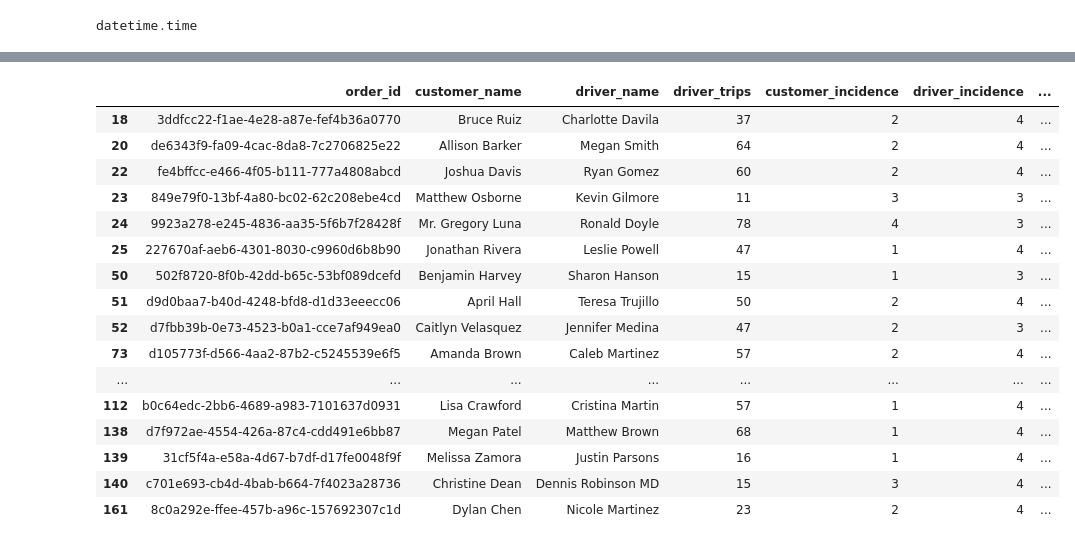
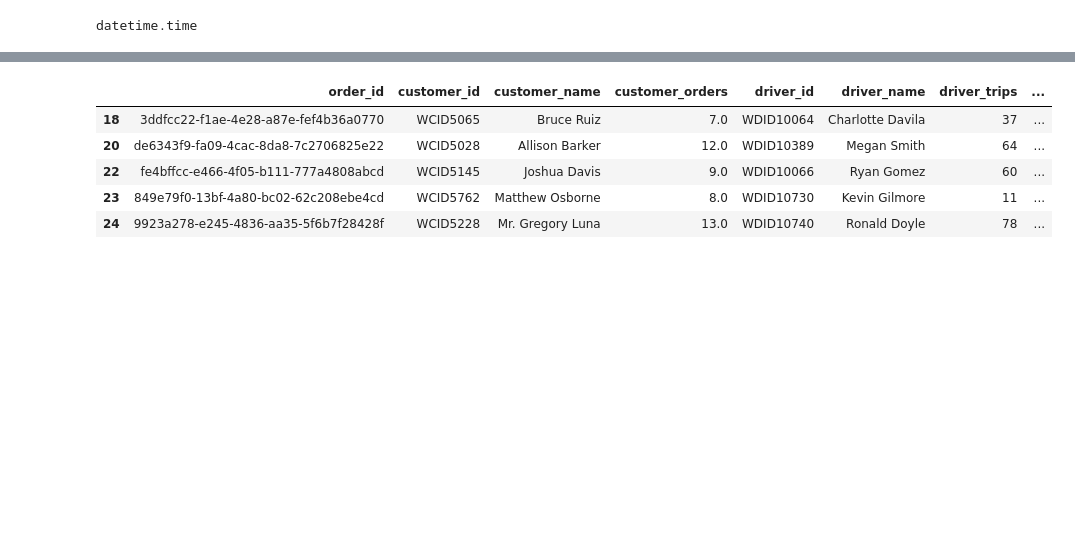
Before and after one commit to Edcysne/Walmart-Project, a Jupyter notebook: first_data_analysis.ipynb, the cells around one changed output, grey strips where cells are left out. Cells and saved outputs as stored; diff of their text form; code cells hidden in the pictures; blank space fills up the shorter version.

```diff
--- a/first_data_analysis.ipynb
+++ b/first_data_analysis.ipynb
@@ -99,3 +87,9 @@ df.head()
 | 2 | 2023-02-12 | 1c052a51-448f-4859-a739-7066ac41b8e8 | 442.30 | Apopka | 19 | 0 | 17:14:01 | WCID5040 | ... |
 | 3 | 2023-02-12 | ca4bb404-bb71-40ee-925d-b816c97f4a9c | 277.32 | Clermont | 13 | 0 | 03:52:42 | WCID5867 | ... |
 | 4 | 2023-02-12 | 9cc29314-15ad-4259-9547-7b70177ed6de | 462.46 | Clermont | 15 | 0 | 14:01:55 | WCID6045 | ... |
+# %%
+# Total orders per client
+df_nodup = df.drop_duplicates()
+total_orders = df_nodup.groupby('customer_id')['order_id'].count()
+df['customer_orders'] = df_nodup['customer_id'].map(total_orders)
+df.head()
@@ -116,70 +114,27 @@ df_lost.describe()
 # %%
-# Create a new small database
-df_lost_cost_driv = df_lost[['order_id', 'customer_name', 'driver_name', 'driver_trips']]
+# Create a new smaller database
+df_lost_cost_driv = df_lost[['order_id', 'customer_id', 'customer_name', 'customer_orders', 'driver_id', 'driver_name', 'driver_trips']]
 
 # Remove duplicates
 df_lost_cost_driv = df_lost_cost_driv.drop_duplicates()
 
 # Create variables
 suspect_customers = df_lost_cost_driv['customer_name'].value_counts()
 suspect_drivers = df_lost_cost_driv['driver_name'].value_counts()
 
+# New 2 columns based on previous variables
 df_lost_cost_driv['customer_incidence'] = df_lost_cost_driv['customer_name'].map(suspect_customers)
 df_lost_cost_driv['driver_incidence'] = df_lost_cost_driv['driver_name'].map(suspect_drivers)
 
-# Chances of being a fraudlent customer
-# 1 <= incidence < 2 -> low
-# 2 <= incidence < 3 -> Medium
-# 3 <= incidence < 5 -> High
-# 5 <= incidence -> Very High
+# % of lost orders
+df_lost_cost_driv['lost_incidence_driver'] = round(df_lost_cost_driv['driver_incidence'] / df_lost_cost_driv['driver_trips'], 3)
+df_lost_cost_driv['lost_incidence_customer'] = round(df_lost_cost_driv['customer_incidence'] / df_lost_cost_driv['customer_orders'], 3)
 
-# Chances of being a fraudlent driver
-# fraud_driver% = df_lost_cost_driv['driver_incidence'] / df_lost_cost_driv['driver_trips']
-# 0.00 <= incidence < 0.1 -> low
-# 0.1 <= incidence < 0.15 -> Medium
-# 0.15 <= incidence < 0.25 -> High
-# 0.25 <= incidence -> Very High
-
-def customer_fraud_rating(x):
-    if x >= 1 and x < 2:
-        return 'Low'
-    elif x >= 2 and x < 3:
-        return 'Medium'
-    elif x >=3 and x < 5:
-        return 'High'
-    else:
-       return 'Very High'
-
-df_lost_cost_driv['perc_lost_products'] = round(df_lost_cost_driv['driver_incidence'] / df_lost_cost_driv['driver_trips'], 3)
-
-def driver_fraud_rating(x):
-    if x >= 0.0 and x < 0.1:
-        return 'Low'
-    elif x >= 0.1 and x < 0.15:
-        return 'Medium'
-    elif x >=0.15 and x < 0.2:
-        return 'High'
-    else:
-       return 'Very High'
-
-df_lost_cost_driv['customer_fraud_rating'] = df_lost_cost_driv['customer_incidence'].apply(customer_fraud_rating)
-df_lost_cost_driv['driver_fraud_rating'] = df_lost_cost_driv['perc_lost_products'].apply(driver_fraud_rating)
-df_lost_cost_driv.head(25)
+df_lost_cost_driv.head(5)
 # %% [output]
-|  | order_id | customer_name | driver_name | driver_trips | customer_incidence | driver_incidence | ... |
-| 18 | 3ddfcc22-f1ae-4e28-a87e-fef4b36a0770 | Bruce Ruiz | Charlotte Davila | 37 | 2 | 4 | ... |
-| 20 | de6343f9-fa09-4cac-8da8-7c2706825e22 | Allison Barker | Megan Smith | 64 | 2 | 4 | ... |
-| 22 | fe4bffcc-e466-4f05-b111-777a4808abcd | Joshua Davis | Ryan Gomez | 60 | 2 | 4 | ... |
-| 23 | 849e79f0-13bf-4a80-bc02-62c208ebe4cd | Matthew Osborne | Kevin Gilmore | 11 | 3 | 3 | ... |
-| 24 | 9923a278-e245-4836-aa35-5f6b7f28428f | Mr. Gregory Luna | Ronald Doyle | 78 | 4 | 3 | ... |
-| 25 | 227670af-aeb6-4301-8030-c9960d6b8b90 | Jonathan Rivera | Leslie Powell | 47 | 1 | 4 | ... |
-| 50 | 502f8720-8f0b-42dd-b65c-53bf089dcefd | Benjamin Harvey | Sharon Hanson | 15 | 1 | 3 | ... |
-| 51 | d9d0baa7-b40d-4248-bfd8-d1d33eeecc06 | April Hall | Teresa Trujillo | 50 | 2 | 4 | ... |
-| 52 | d7fbb39b-0e73-4523-b0a1-cce7af949ea0 | Caitlyn Velasquez | Jennifer Medina | 47 | 2 | 3 | ... |
-| 73 | d105773f-d566-4aa2-87b2-c5245539e6f5 | Amanda Brown | Caleb Martinez | 57 | 2 | 4 | ... |
-| ... | ... | ... | ... | ... | ... | ... | ... |
-| 112 | b0c64edc-2bb6-4689-a983-7101637d0931 | Lisa Crawford | Cristina Martin | 57 | 1 | 4 | ... |
-| 138 | d7f972ae-4554-426a-87c4-cdd491e6bb87 | Megan Patel | Matthew Brown | 68 | 1 | 4 | ... |
-| 139 | 31cf5f4a-e58a-4d67-b7df-d17fe0048f9f | Melissa Zamora | Justin Parsons | 16 | 1 | 4 | ... |
-| 140 | c701e693-cb4d-4bab-b664-7f4023a28736 | Christine Dean | Dennis Robinson MD | 15 | 3 | 4 | ... |
-| 161 | 8c0a292e-ffee-457b-a96c-157692307c1d | Dylan Chen | Nicole Martinez | 23 | 2 | 4 | ... |
+|  | order_id | customer_id | customer_name | customer_orders | driver_id | driver_name | driver_trips | ... |
+| 18 | 3ddfcc22-f1ae-4e28-a87e-fef4b36a0770 | WCID5065 | Bruce Ruiz | 7.0 | WDID10064 | Charlotte Davila | 37 | ... |
+| 20 | de6343f9-fa09-4cac-8da8-7c2706825e22 | WCID5028 | Allison Barker | 12.0 | WDID10389 | Megan Smith | 64 | ... |
+| 22 | fe4bffcc-e466-4f05-b111-777a4808abcd | WCID5145 | Joshua Davis | 9.0 | WDID10066 | Ryan Gomez | 60 | ... |
+| 23 | 849e79f0-13bf-4a80-bc02-62c208ebe4cd | WCID5762 | Matthew Osborne | 8.0 | WDID10730 | Kevin Gilmore | 11 | ... |
+| 24 | 9923a278-e245-4836-aa35-5f6b7f28428f | WCID5228 | Mr. Gregory Luna | 13.0 | WDID10740 | Ronald Doyle | 78 | ... |
```
Also changed, not shown: parts of 6 cells of this notebook.
